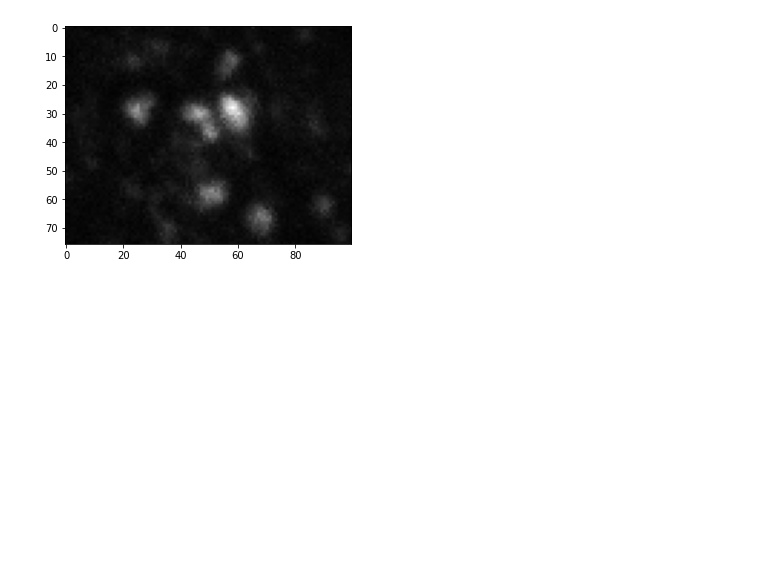
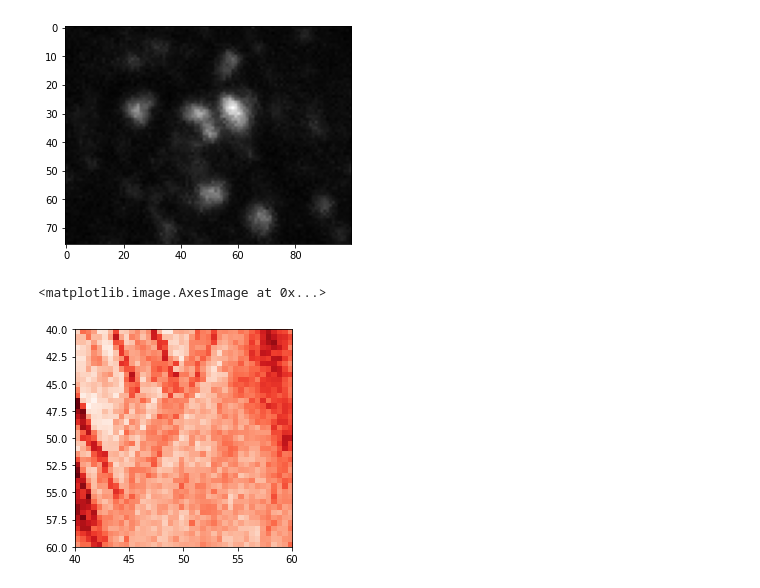
Before and after one commit to qt3uw/qt3-utils, a Jupyter notebook: examples/load_saved_piezoscan.ipynb, the cells around one changed output. Drawn from its saved outputs; the diff is of its cells as text; code cells hidden in the pictures; blank space fills up the shorter version.

```diff
--- a/examples/load_saved_piezoscan.ipynb
+++ b/examples/load_saved_piezoscan.ipynb
@@ -35,0 +38,15 @@ plt.imshow(scan, cmap='gray')
+# %%
+myfilename = 'ppm_sample_oct4_2022_1mW.pickle'
+
+with open(myfilename, 'rb') as handle:
+    loaded_scan_data = pickle.load(handle)
+# %%
+xmin = loaded_scan_data['xmin']
+xmax = loaded_scan_data['xmax']
+ymin = loaded_scan_data['ymin']
+ymax = loaded_scan_data['ymax']
+
+plt.imshow(loaded_scan_data['data'], cmap='Reds', extent = [xmin, xmax, ymax, ymin])
+# %% [output]
+<matplotlib.image.AxesImage at 0x...>
+[figure, added]
```
Also changed, not shown: parts of 2 cells of this notebook, 4 other files.
